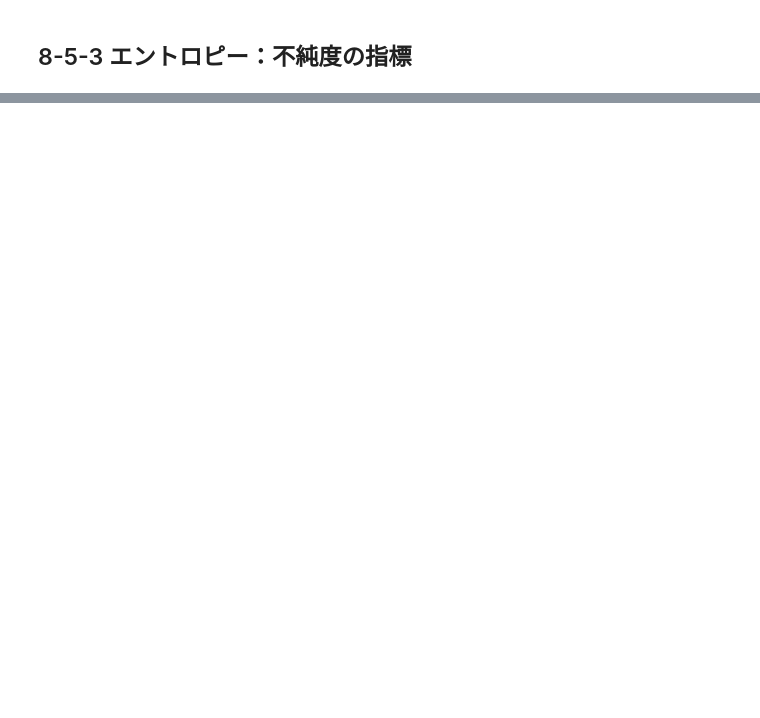
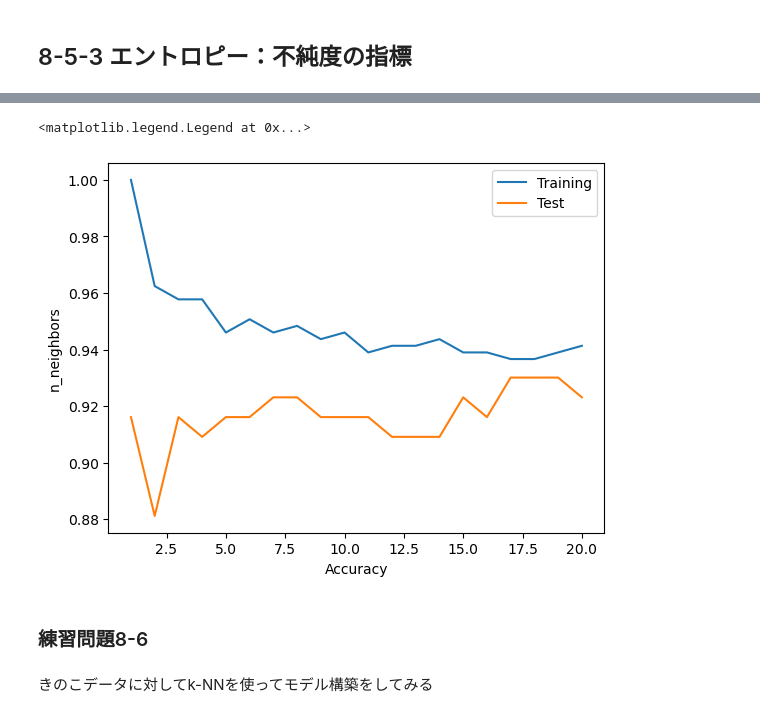
Before and after one commit to RentoYabuki06/ut_datascience_ikusei_kouza, a Jupyter notebook: chapter08/ch08.ipynb, the cells around one changed output, grey strips where cells are left out. Saved outputs shown, nothing was run; the diff lists cells and outputs as text; code cells hidden in the pictures; blank space fills up the shorter version.

```diff
--- a/chapter08/ch08.ipynb
+++ b/chapter08/ch08.ipynb
@@ -518,0 +610,15 @@ plt.grid(True)
+# %%
+from sklearn.tree import DecisionTreeClassifier
+from sklearn.model_selection import train_test_split
+
+# データの分割
+X = mushroom_dummy.drop('flg', axis=1)
+y = mushroom_dummy['flg']
+X_train, X_test, y_train, y_test = train_test_split(X, y, random_state=0)
+
+# 決定木クラスの初期化と学習
+model = DecisionTreeClassifier(criterion='entropy', max_depth=10, random_state=0)
+model.fit(X_train, y_train)
+
+print('正解率(train):{:.3f}'.format(model.score(X_train, y_train)))
+print('正解率(test):{:.3f}'.format(model.score(X_test, y_test)))
@@ -518,0 +696,35 @@ plt.grid(True)
+# %%
+from sklearn.datasets import load_breast_cancer
+from sklearn.neighbors import KNeighborsClassifier
+from sklearn.model_selection import train_test_split
+
+cancer = load_breast_cancer()
+
+# stratifyは層化別抽出
+X_train, X_test, y_train, y_test = train_test_split(cancer.data, cancer.target, stratify=cancer.target, random_state=0)
+
+# グラフ描画用のリストを用意
+training_accuracy = []
+test_accuracy = []
+
+# 学習
+for n_neighbors in range(1,21):
+	model = KNeighborsClassifier(n_neighbors=n_neighbors)
+	model.fit(X_train, y_train)
+	# append()でリストに追加していく
+	training_accuracy.append(model.score(X_train, y_train))
+	test_accuracy.append(model.score(X_test, y_test))
+
+# グラフを描画
+plt.plot(range(1, 21), training_accuracy, label='Training')
+plt.plot(range(1, 21), test_accuracy, label='Test')
+plt.xlabel('Accuracy')
+plt.ylabel('n_neighbors')
+plt.legend()
+# %% [output]
+<matplotlib.legend.Legend at 0x...>
+[figure, added]
+# %% [markdown]
+### 練習問題8-6
+# %% [markdown]
+きのこデータに対してk-NNを使ってモデル構築をしてみる
```
Also changed, not shown: parts of 31 cells of this notebook, 4 other files.
